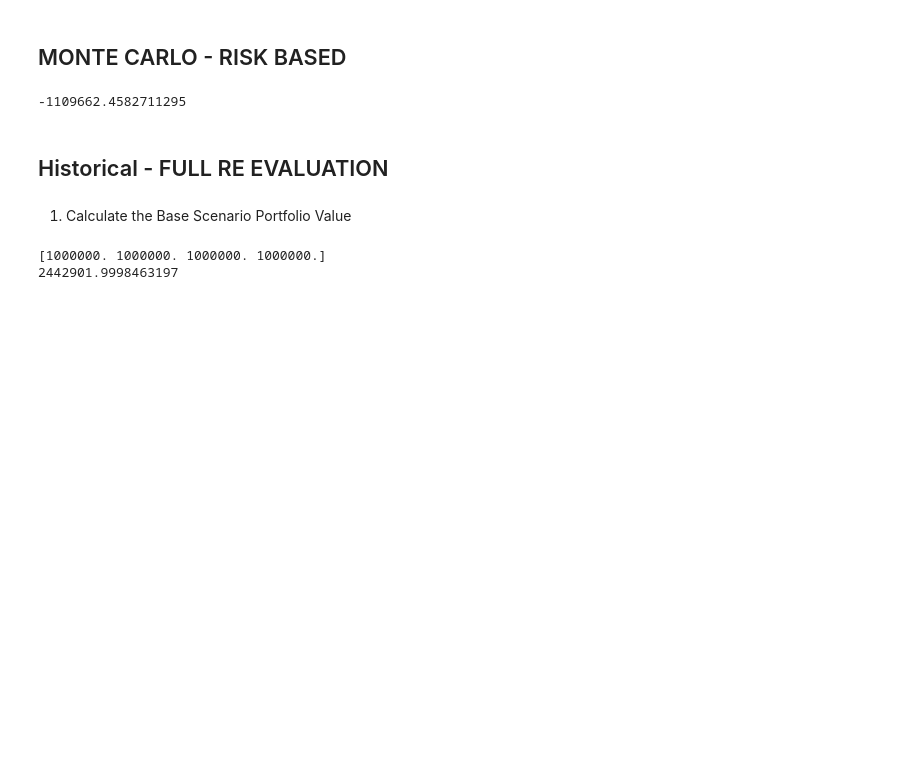
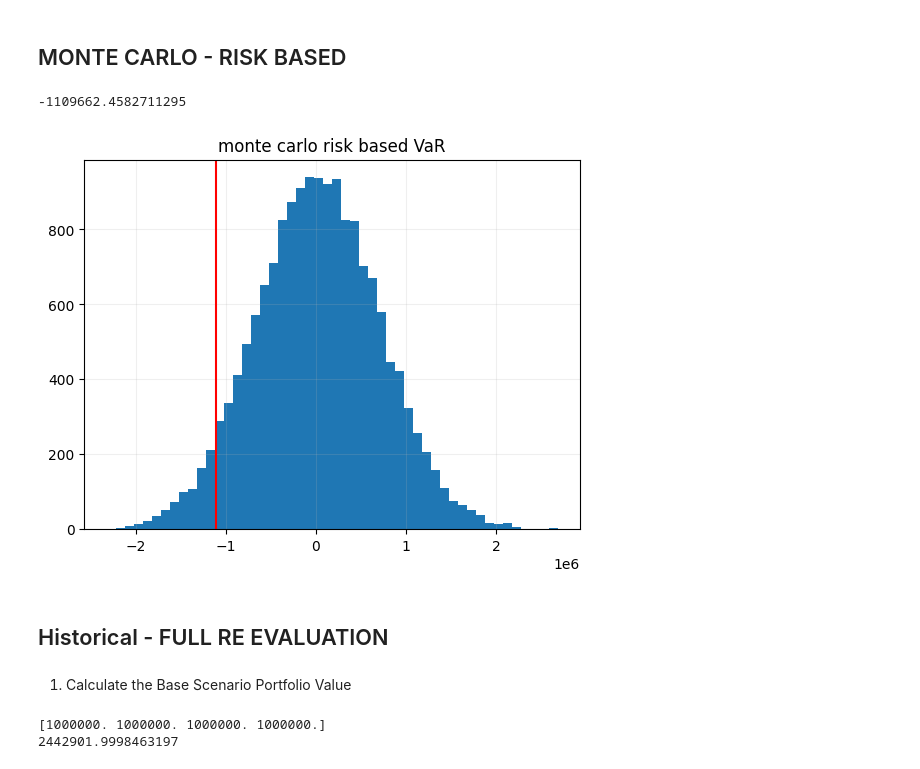
Before and after one commit to kilowiski/risk-analysis-mirror, a Jupyter notebook: var_combined_only.ipynb, the cells around one changed output. Saved outputs shown, nothing was run; the diff lists cells and outputs as text; code cells hidden in the pictures; blank space fills up the shorter version.

```diff
--- a/var_combined_only.ipynb
+++ b/var_combined_only.ipynb
@@ -333,6 +357,13 @@ port_var_mc_riskbased = port_val_mc_riskbased.quantile(var_percentile)
 print(port_var_mc_riskbased)
 # %% [output]
 -1109662.4582711295
+# %%
+plt.title("monte carlo risk based VaR")
+plt.hist(port_val_mc_riskbased, 50)
+plt.axvline(port_var_mc_riskbased, color="red")
+plt.grid(alpha=0.2)
+# %% [output]
+[figure, added]
 # %% [markdown]
 ## Historical - FULL RE EVALUATION ##
 # %% [markdown]
```
Also changed, not shown: parts of 4 cells of this notebook.
